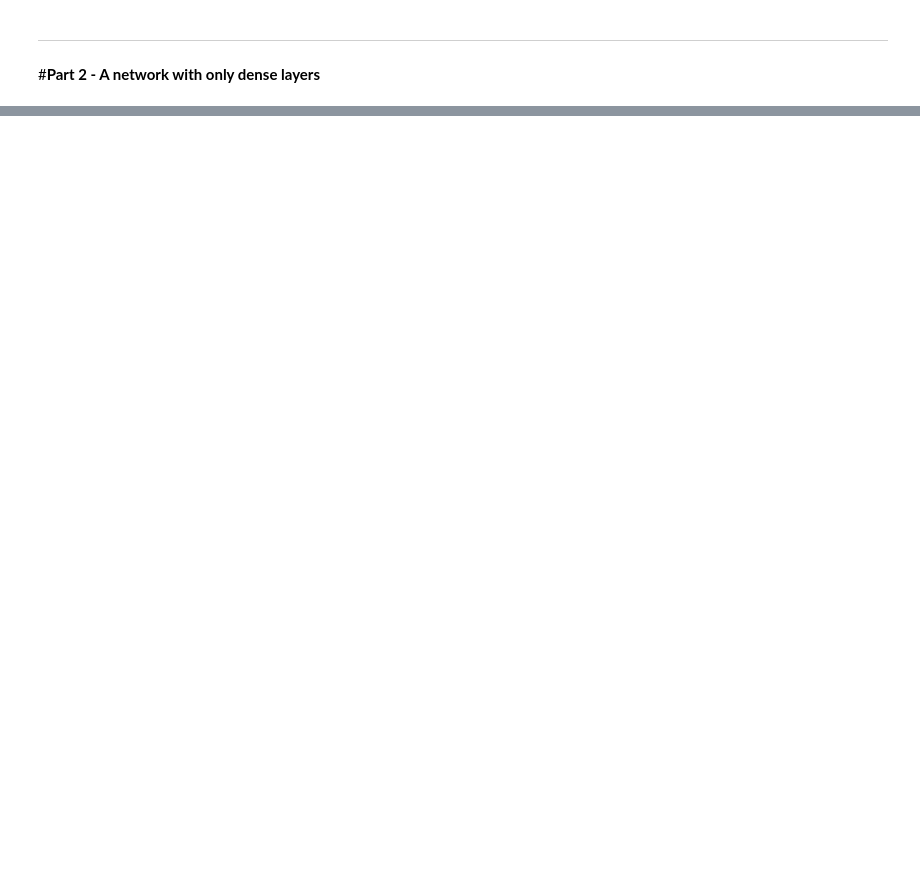
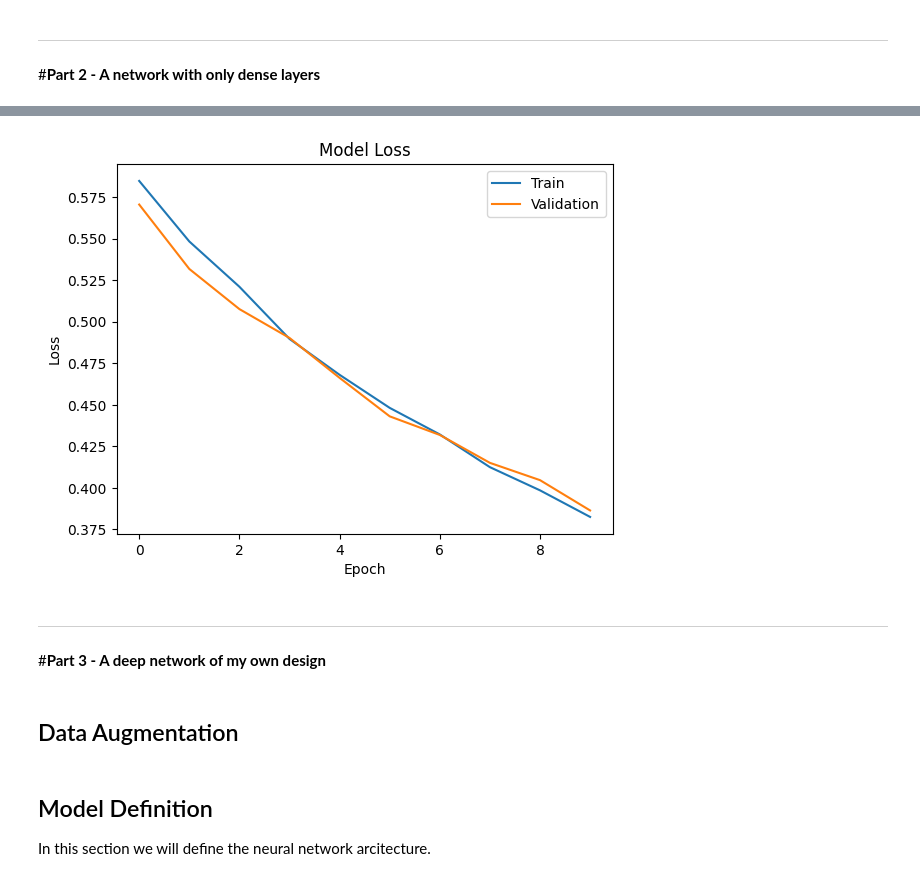
Before and after one commit to eecoubrough/Keras_Assignment, a Jupyter notebook: Part_1_binary.ipynb, the cells around one changed output, grey strips where cells are left out. Drawn from its saved outputs; the diff is of its cells as text; code cells hidden in the pictures; blank space fills up the shorter version.

```diff
--- a/Part_1_binary.ipynb
+++ b/Part_1_binary.ipynb
@@ -246,0 +366,25 @@ plt.show()
+# %%
+# Plots the training and validation loss over the number of epochs.
+plt.plot(history.history['loss'])
+plt.plot(history.history['val_loss'])
+
+# Add plot title.
+plt.title('Model Loss')
+
+# Add plot axes labels.
+plt.ylabel('Loss')
+plt.xlabel('Epoch')
+
+# Add plot legend to distinguish between training and validation accuracy lines.
+plt.legend(['Train', 'Validation'], loc='upper right')
+
+# Show the plot.
+plt.show()
+# %% [output]
+[figure, added]
+# %% [markdown]
+
+---
+#**Part 3 - A deep network of my own design**
+# %% [markdown]
+## Data Augmentation
@@ -246,0 +403,3 @@ plt.show()
+# %% [markdown]
+## Model Definition
+In this section we will define the neural network arcitecture.
```
Also changed, not shown: parts of 26 cells of this notebook.
